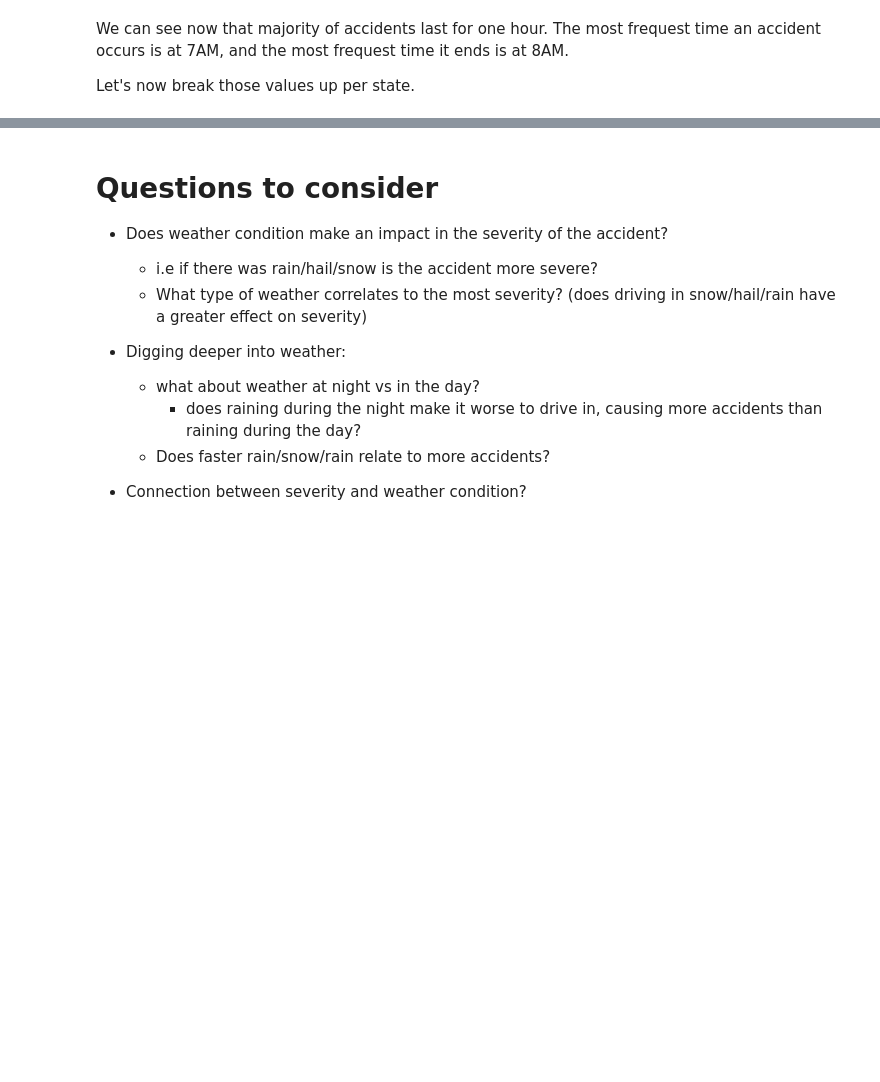
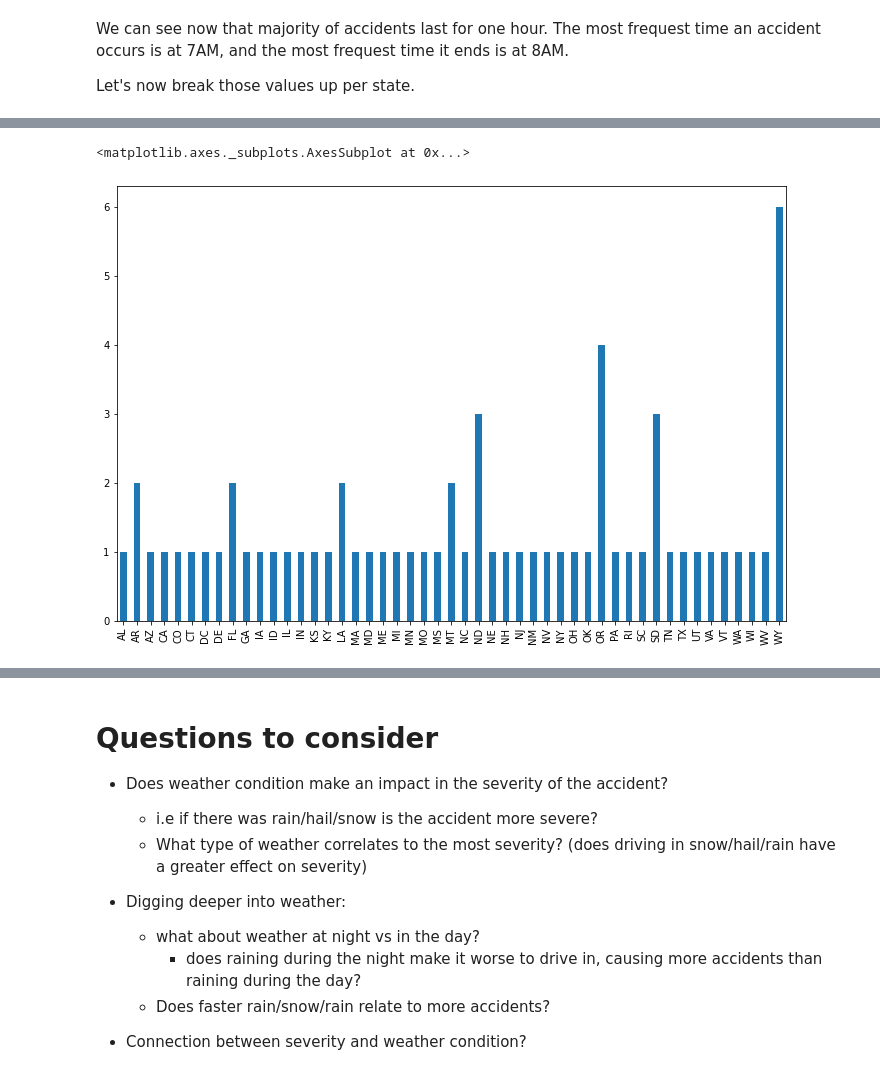
Before and after one commit to lodi-m/US-Traffic-Accidents-Analysis, a Jupyter notebook: EDA_us_accidents.ipynb, the cells around one changed output, grey strips where cells are left out. Drawn from its saved outputs; the diff is of its cells as text; code cells hidden in the pictures; blank space fills up the shorter version.

Commit message:
add duration of accidents

```diff
--- a/EDA_us_accidents.ipynb
+++ b/EDA_us_accidents.ipynb
@@ -198,3 +199,6 @@ weather_df.describe()
+# %%
+import pandas as pd
+weather_df = pd.read_csv("/content/clean_data.csv")
 # %%
 weather_df['ID'].count()
 # %% [output]
@@ -270,6 +255,7 @@ Let's also look at the most popular times of the day when accidents happen in ea
 # %%
 time_df = pd.DataFrame(
     {   'ID': weather_df.ID,
+        'State': weather_df.State,
         'start_hour': weather_df.Start_Time.astype(str).str[11:13],
         'end_hour': weather_df.End_Time.astype(str).str[11:13],
         'duration': weather_df.End_Time.astype(str).str[11:13].astype(float) - weather_df.Start_Time.astype(str).str[11:13].astype(float)
@@ -314,3 +300,10 @@ dtype: object
 We can see now that majority of accidents last for one hour. The most frequest time an accident occurs is at 7AM, and the most frequest time it ends is at 8AM.
 
 Let's now break those values up per state.
+# %%
+time_per_state = pd.DataFrame({
+    'duration_mode': time_df.groupby(by='State')['duration'].agg(lambda x: x.value_counts().index[0]).sort_values(ascending=False),
+    'duration_mean': time_df.groupby(by='State')['duration'].mean(),
+    'start_hr_mode': time_df.groupby(by='State')['start_hour'].agg(lambda x: x.value_counts().index[0]).sort_values(ascending=False),
+    'end_hr_mode': time_df.groupby(by='State')['end_hour'].agg(lambda x: x.value_counts().index[0]).sort_values(ascending=False)
+})
@@ -316,0 +330,5 @@ Let's now break those values up per state.
+# %%
+time_per_state['duration_mode'].plot(kind='bar', figsize=(12,8))
+# %% [output]
+<matplotlib.axes._subplots.AxesSubplot at 0x...>
+[figure, added]
```
Also changed, not shown: parts of 13 cells of this notebook.
